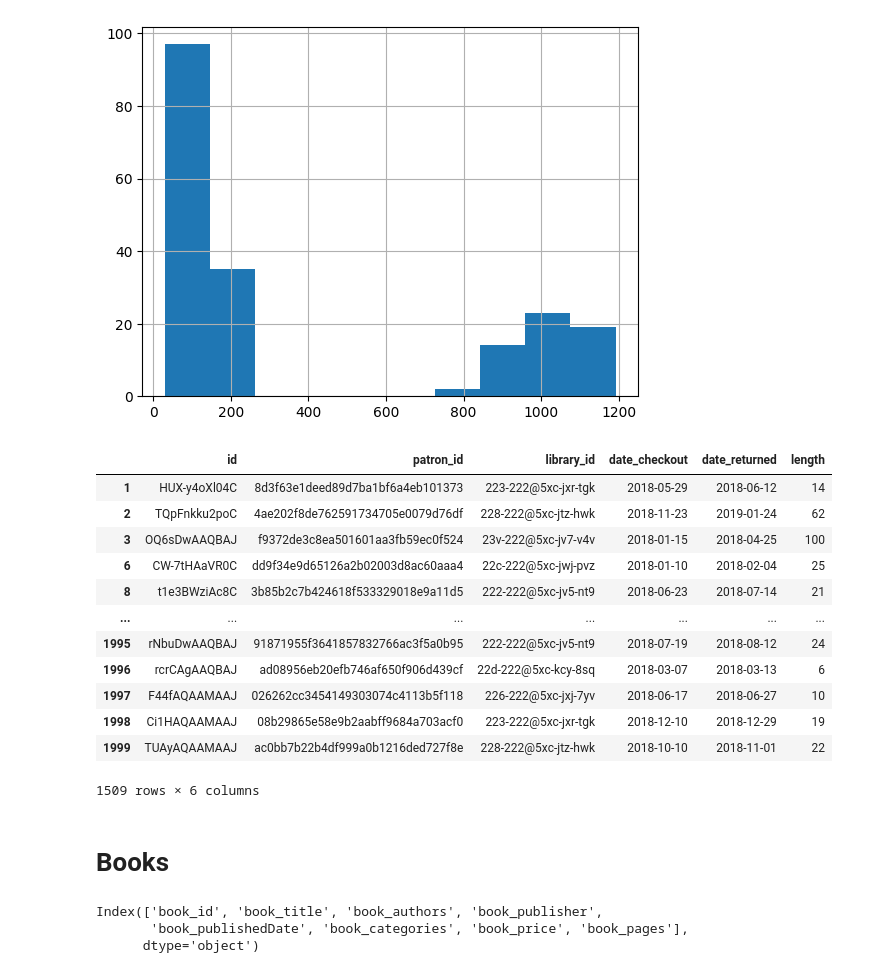
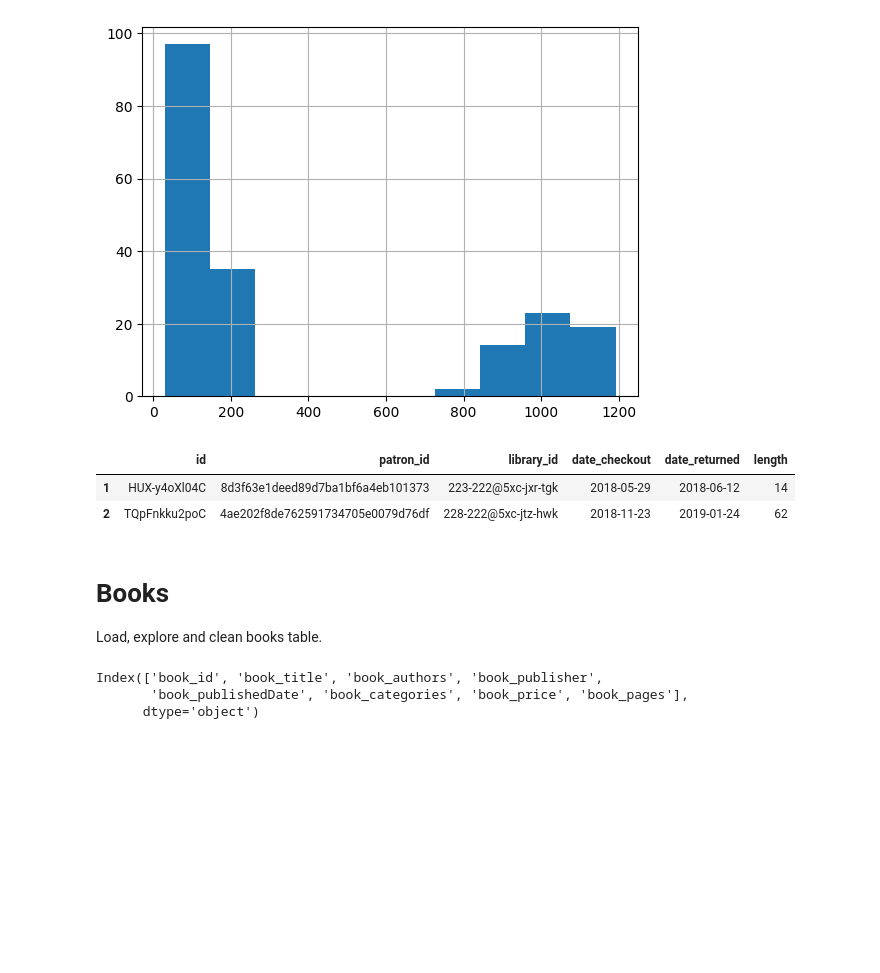
Before and after one commit to homoludens/library_example, a Jupyter notebook: library_eda.ipynb, the cells around one changed output. Cells and saved outputs as stored; diff of their text form; code cells hidden in the pictures; blank space fills up the shorter version.

```diff
--- a/library_eda.ipynb
+++ b/library_eda.ipynb
@@ -168,23 +149,15 @@ checkouts_df.to_pickle('data/checkouts_df.pickle')
 # %%
 checkouts_df = pd.read_pickle('data/checkouts_df.pickle')
 # %%
-checkouts_df
+checkouts_df.head(2)
 # %% [output]
 |  | id | patron_id | library_id | date_checkout | date_returned | length |
 | 1 | HUX-y4oXl04C | 8d3f63e1deed89d7ba1bf6a4eb101373 | 223-222@5xc-jxr-tgk | 2018-05-29 | 2018-06-12 | 14 |
 | 2 | TQpFnkku2poC | 4ae202f8de762591734705e0079d76df | 228-222@5xc-jtz-hwk | 2018-11-23 | 2019-01-24 | 62 |
-| 3 | OQ6sDwAAQBAJ | f9372de3c8ea501601aa3fb59ec0f524 | 23v-222@5xc-jv7-v4v | 2018-01-15 | 2018-04-25 | 100 |
-| 6 | CW-7tHAaVR0C | dd9f34e9d65126a2b02003d8ac60aaa4 | 22c-222@5xc-jwj-pvz | 2018-01-10 | 2018-02-04 | 25 |
-| 8 | t1e3BWziAc8C | 3b85b2c7b424618f533329018e9a11d5 | 222-222@5xc-jv5-nt9 | 2018-06-23 | 2018-07-14 | 21 |
-| ... | ... | ... | ... | ... | ... | ... |
-| 1995 | rNbuDwAAQBAJ | 91871955f3641857832766ac3f5a0b95 | 222-222@5xc-jv5-nt9 | 2018-07-19 | 2018-08-12 | 24 |
-| 1996 | rcrCAgAAQBAJ | ad08956eb20efb746af650f906d439cf | 22d-222@5xc-kcy-8sq | 2018-03-07 | 2018-03-13 | 6 |
-| 1997 | F44fAQAAMAAJ | 026262cc3454149303074c4113b5f118 | 226-222@5xc-jxj-7yv | 2018-06-17 | 2018-06-27 | 10 |
-| 1998 | Ci1HAQAAMAAJ | 08b29865e58e9b2aabff9684a703acf0 | 223-222@5xc-jxr-tgk | 2018-12-10 | 2018-12-29 | 19 |
-| 1999 | TUAyAQAAMAAJ | ac0bb7b22b4df999a0b1216ded727f8e | 228-222@5xc-jtz-hwk | 2018-10-10 | 2018-11-01 | 22 |
-1509 rows × 6 columns
 # %% [markdown]
 # Books
+
+Load, explore and clean books table.
 # %%
 books_df = pd.read_csv('data/books.csv').add_prefix('book_')
 # %%
```
Also changed, not shown: parts of 122 cells of this notebook.
